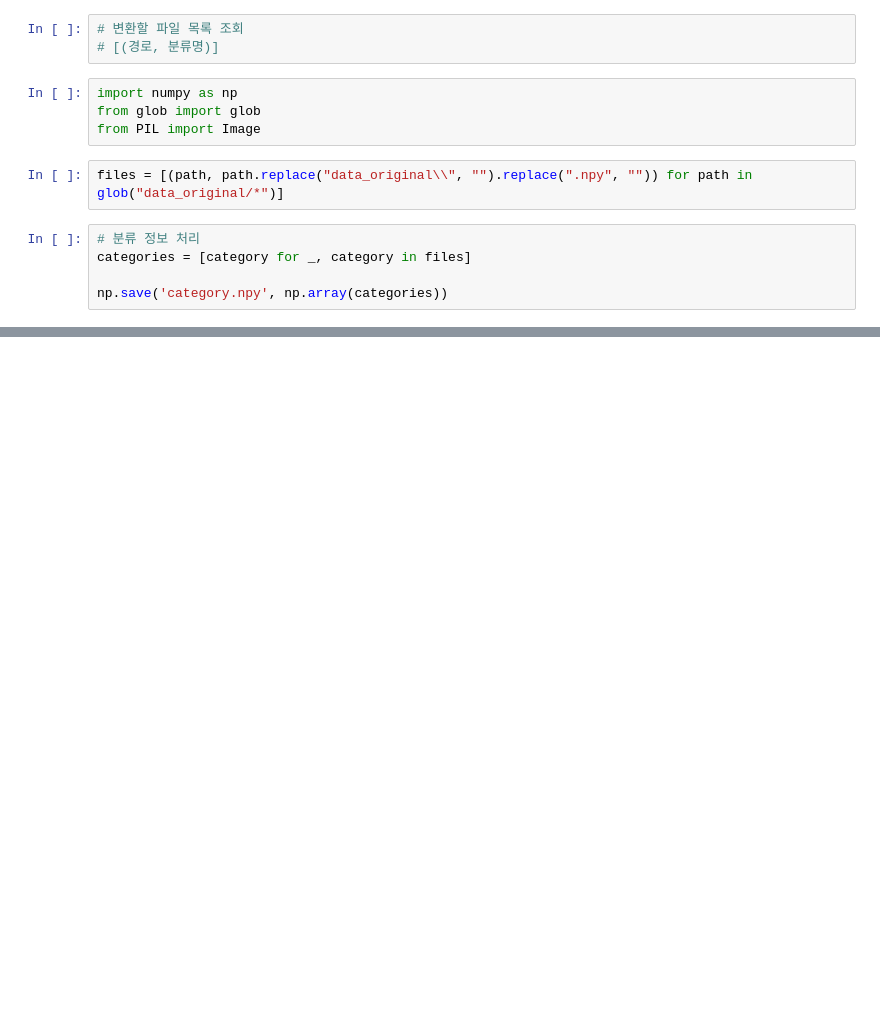
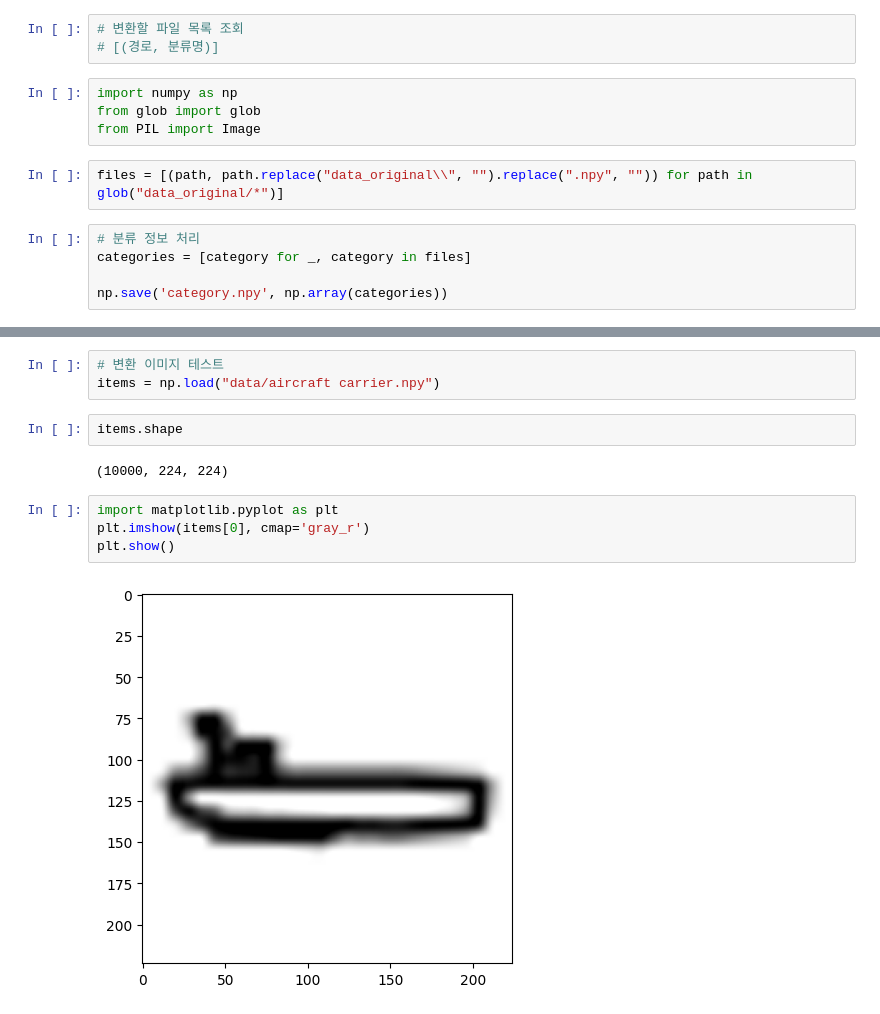
Before and after one commit to yonggyo1125/quick_draw_dl, a Jupyter notebook: preprocessing.ipynb, the cells around one changed output, grey strips where cells are left out. Cells and saved outputs as stored; diff of their text form; blank space fills up the shorter version.

```diff
--- a/preprocessing.ipynb
+++ b/preprocessing.ipynb
@@ -30,0 +47,13 @@ for path, _ in files[:1]:
+# %%
+# 변환 이미지 테스트
+items = np.load("data/aircraft carrier.npy")
+# %%
+items.shape
+# %% [output]
+(10000, 224, 224)
+# %%
+import matplotlib.pyplot as plt
+plt.imshow(items[0], cmap='gray_r')
+plt.show()
+# %% [output]
+[figure, added]
```
Also changed, not shown: parts of 1 cell of this notebook, 1 other file.
